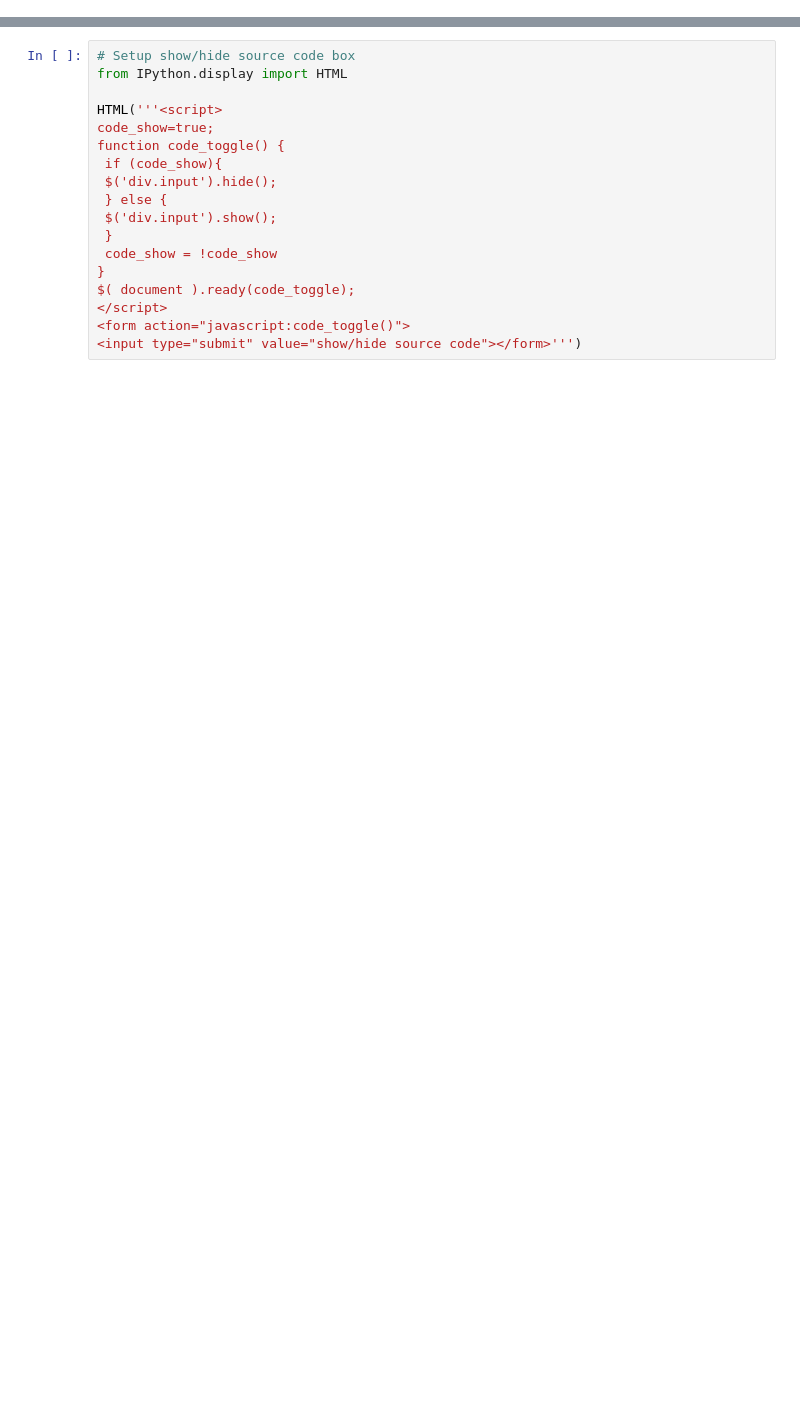
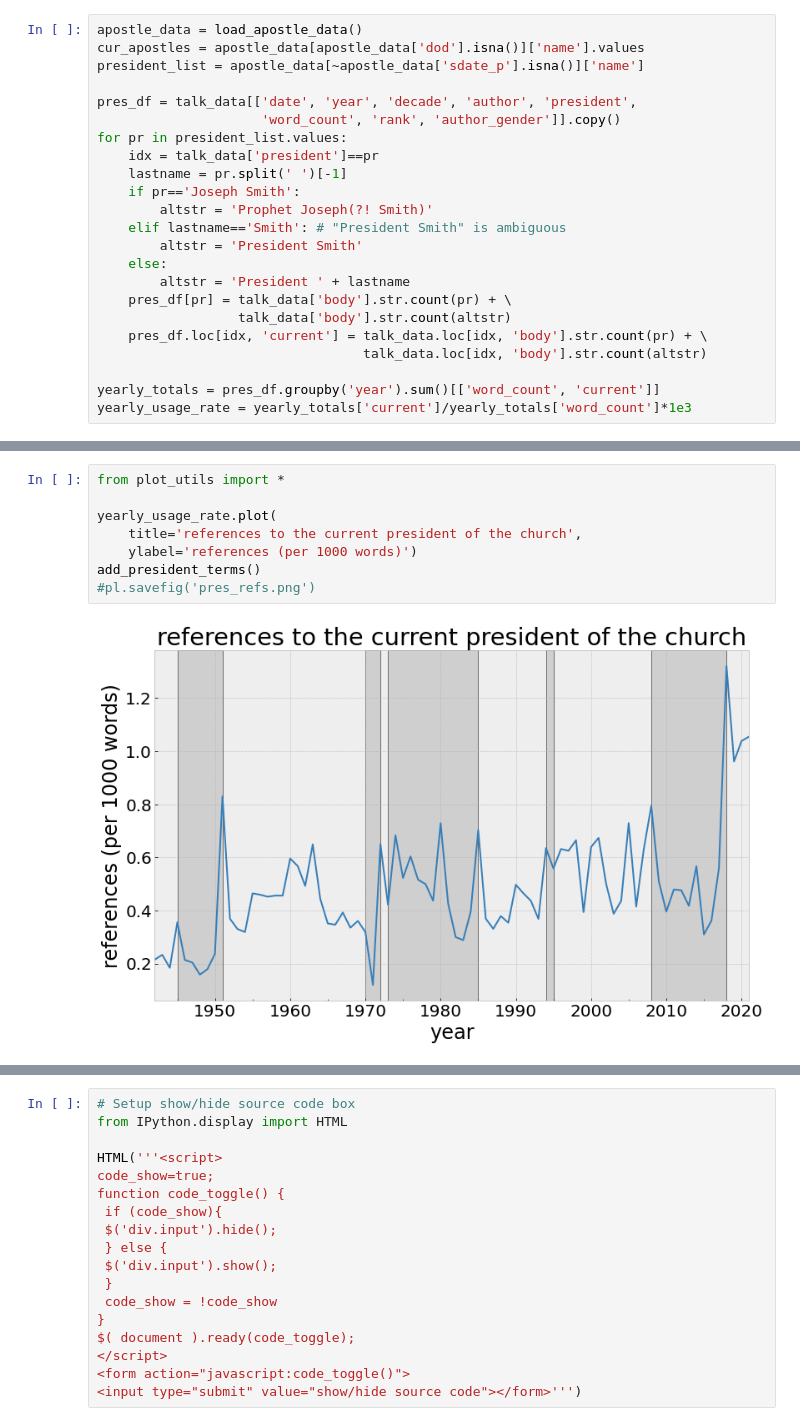
Before and after one commit to qhspencer/lds-data-analysis, a Jupyter notebook: Presidents.ipynb, the cells around one changed output, grey strips where cells are left out. Drawn from its saved outputs; the diff is of its cells as text; blank space fills up the shorter version.

```diff
--- a/Presidents.ipynb
+++ b/Presidents.ipynb
@@ -0,0 +42,23 @@
+# %%
+apostle_data = load_apostle_data()
+cur_apostles = apostle_data[apostle_data['dod'].isna()]['name'].values
+president_list = apostle_data[~apostle_data['sdate_p'].isna()]['name']
+
+pres_df = talk_data[['date', 'year', 'decade', 'author', 'president',
+                     'word_count', 'rank', 'author_gender']].copy()
+for pr in president_list.values:
+    idx = talk_data['president']==pr
+    lastname = pr.split(' ')[-1]
+    if pr=='Joseph Smith':
+        altstr = 'Prophet Joseph(?! Smith)'
+    elif lastname=='Smith': # "President Smith" is ambiguous
+        altstr = 'President Smith'
+    else:
+        altstr = 'President ' + lastname
+    pres_df[pr] = talk_data['body'].str.count(pr) + \
+                  talk_data['body'].str.count(altstr)
+    pres_df.loc[idx, 'current'] = talk_data.loc[idx, 'body'].str.count(pr) + \
+                                  talk_data.loc[idx, 'body'].str.count(altstr)
+
+yearly_totals = pres_df.groupby('year').sum()[['word_count', 'current']]
+yearly_usage_rate = yearly_totals['current']/yearly_totals['word_count']*1e3
@@ -0,0 +99,10 @@
+# %%
+from plot_utils import *
+
+yearly_usage_rate.plot(
+    title='references to the current president of the church',
+    ylabel='references (per 1000 words)')
+add_president_terms()
+#pl.savefig('pres_refs.png')
+# %% [output]
+[figure, added]
```
Also changed, not shown: parts of 25 cells of this notebook, 4 other files.
